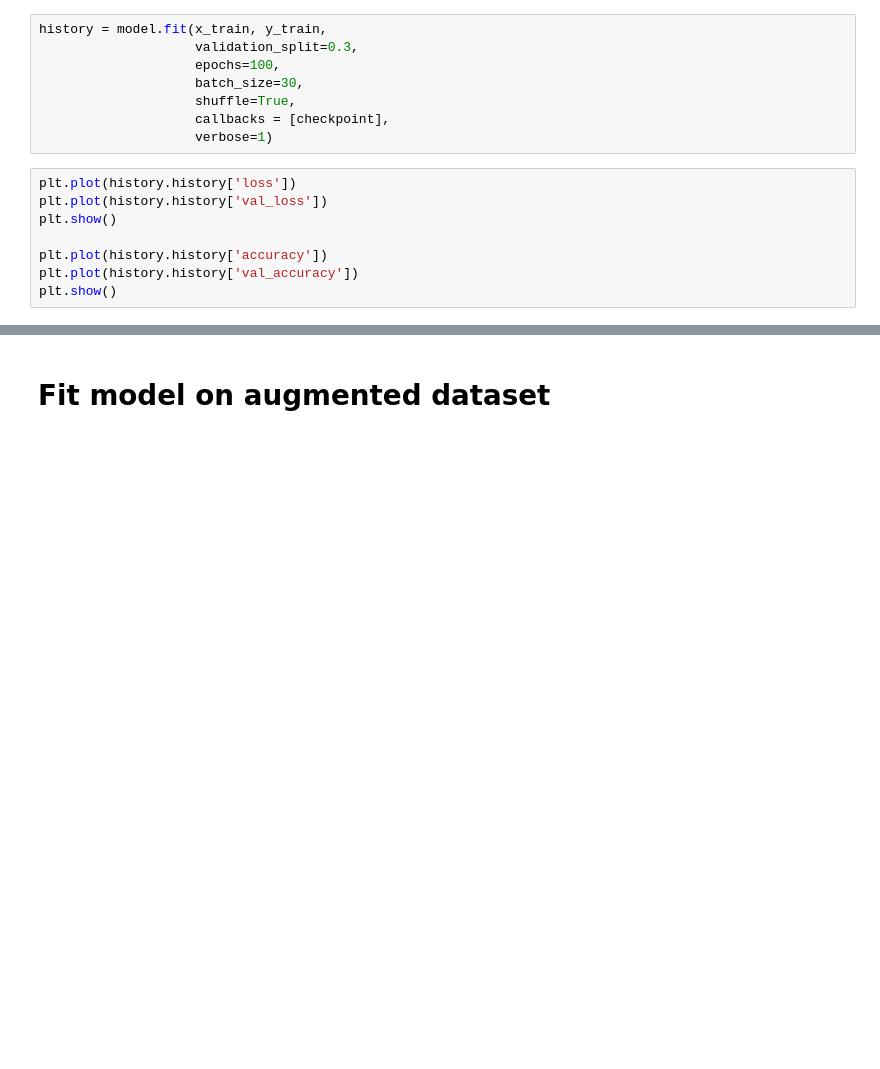
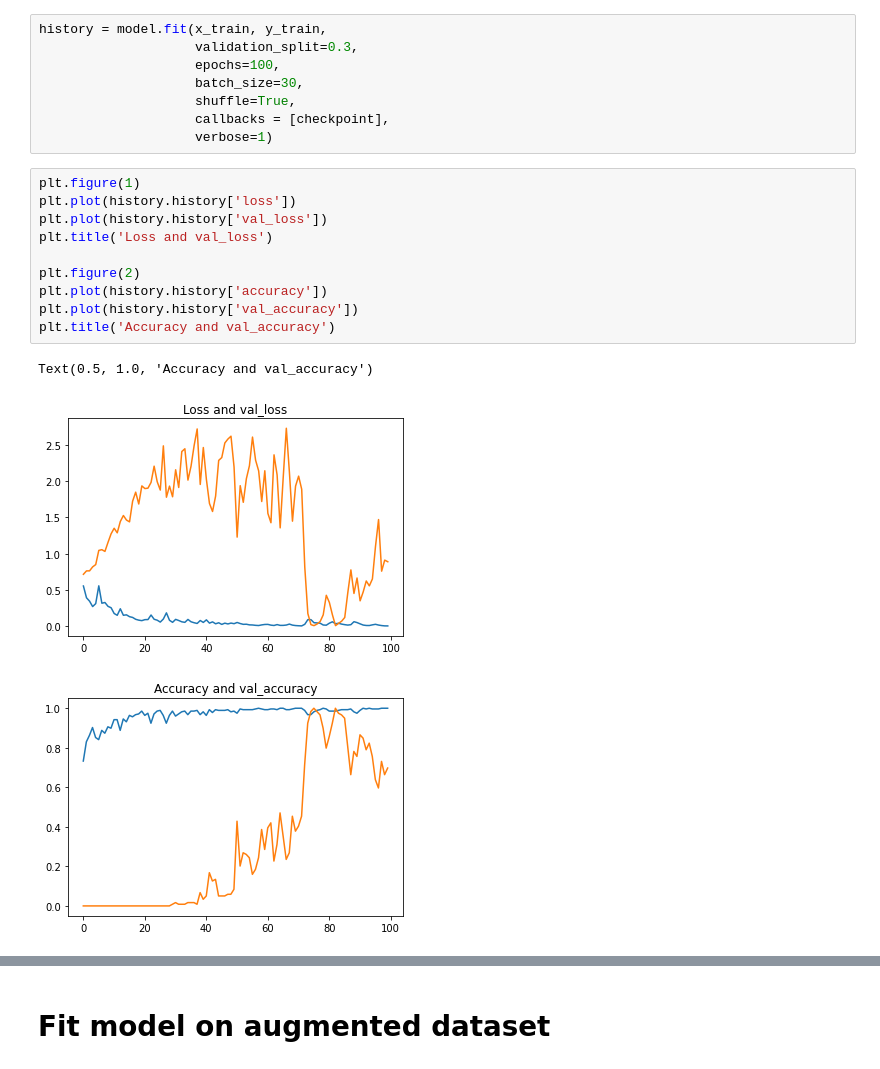
Before and after one commit to federicocampo/CMEPDA-Project, a Jupyter notebook: CNN.ipynb, the cells around one changed output, grey strips where cells are left out. Cells and saved outputs as stored; diff of their text form; blank space fills up the shorter version.

```diff
--- a/CNN.ipynb
+++ b/CNN.ipynb
@@ -321,13 +320,19 @@ history = model.fit(x_train, y_train,
                     callbacks = [checkpoint],
                     verbose=1)
 # %%
+plt.figure(1)
 plt.plot(history.history['loss'])
 plt.plot(history.history['val_loss'])
-plt.show()
+plt.title('Loss and val_loss')
 
+plt.figure(2)
 plt.plot(history.history['accuracy'])
 plt.plot(history.history['val_accuracy'])
-plt.show()
+plt.title('Accuracy and val_accuracy')
+# %% [output]
+Text(0.5, 1.0, 'Accuracy and val_accuracy')
+[figure, added]
+[figure, added]
 # %%
 model.save(os.path.join(PATH, 'model.hdf5'))
 #calculate 'loss' and 'metrics' (accuracy in our case)
```
Also changed, not shown: parts of 32 cells of this notebook.
